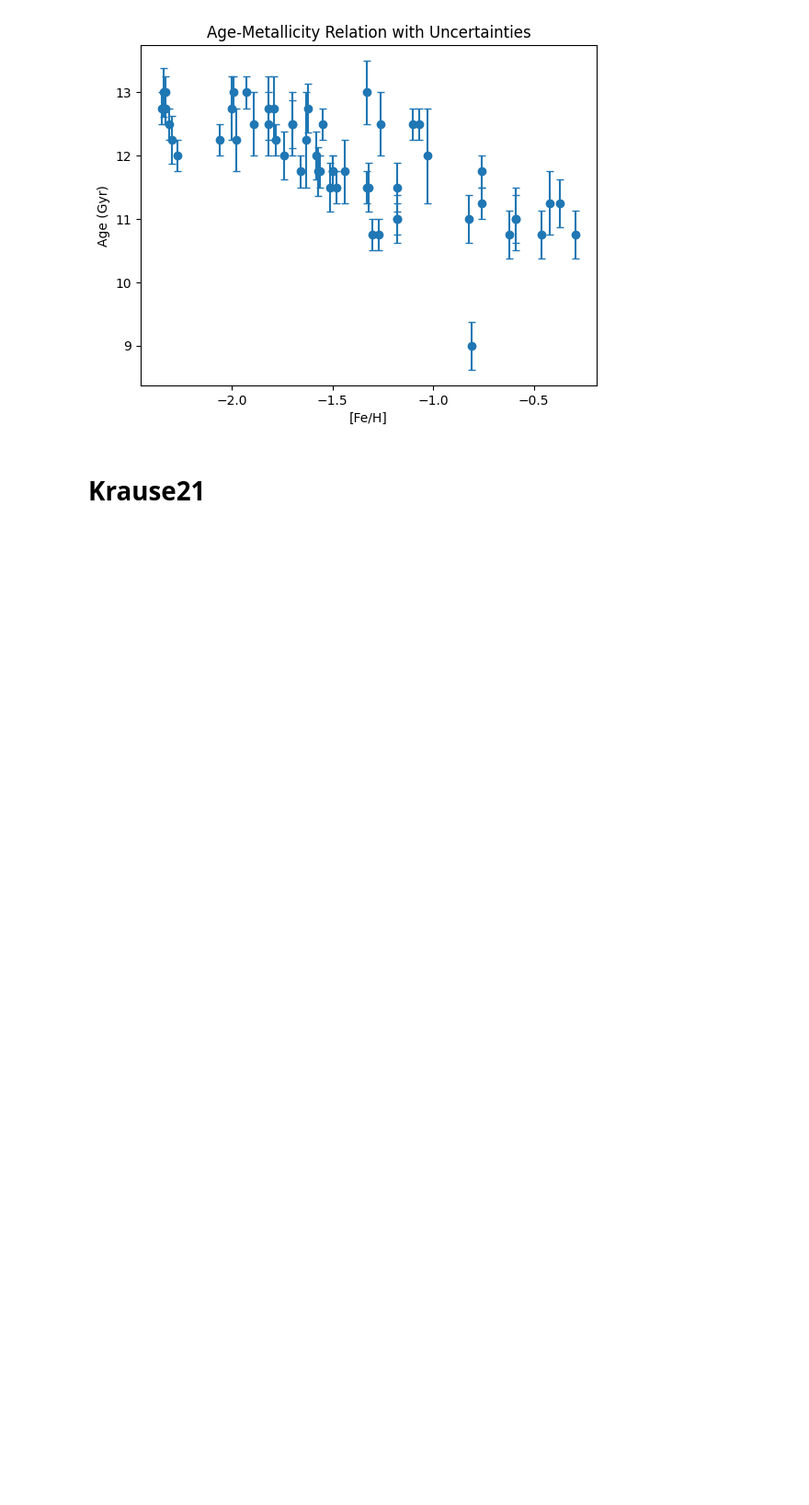
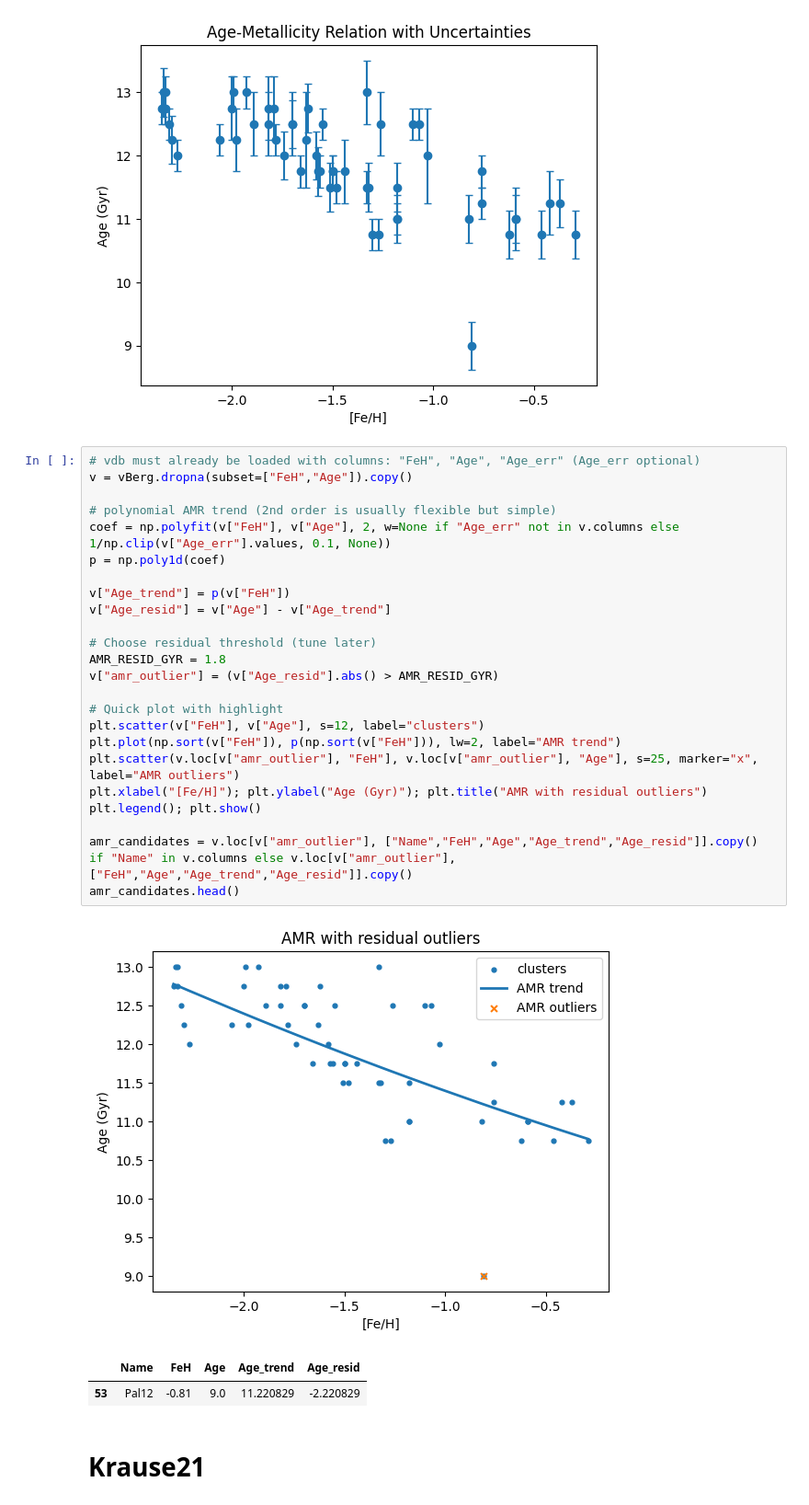
Before and after one commit to sleepdepr1ved/PHYS3116_Team, a Jupyter notebook: project.ipynb, the cells around one changed output. Shown: that part at 92% size. Saved outputs shown, nothing was run; the diff lists cells and outputs as text; blank space fills up the shorter version.

Commit message:
did some more graphs

```diff
--- a/project.ipynb
+++ b/project.ipynb
@@ -75,6 +75,34 @@ plt.show()
 # %% [output]
 [figure]
 [figure]
+# %%
+# vdb must already be loaded with columns: "FeH", "Age", "Age_err" (Age_err optional)
+v = vBerg.dropna(subset=["FeH","Age"]).copy()
+
+# polynomial AMR trend (2nd order is usually flexible but simple)
+coef = np.polyfit(v["FeH"], v["Age"], 2, w=None if "Age_err" not in v.columns else 1/np.clip(v["Age_err"].values, 0.1, None))
+p = np.poly1d(coef)
+
+v["Age_trend"] = p(v["FeH"])
+v["Age_resid"] = v["Age"] - v["Age_trend"]
+
+# Choose residual threshold (tune later)
+AMR_RESID_GYR = 1.8
+v["amr_outlier"] = (v["Age_resid"].abs() > AMR_RESID_GYR)
+
+# Quick plot with highlight
+plt.scatter(v["FeH"], v["Age"], s=12, label="clusters")
+plt.plot(np.sort(v["FeH"]), p(np.sort(v["FeH"])), lw=2, label="AMR trend")
+plt.scatter(v.loc[v["amr_outlier"], "FeH"], v.loc[v["amr_outlier"], "Age"], s=25, marker="x", label="AMR outliers")
+plt.xlabel("[Fe/H]"); plt.ylabel("Age (Gyr)"); plt.title("AMR with residual outliers")
+plt.legend(); plt.show()
+
+amr_candidates = v.loc[v["amr_outlier"], ["Name","FeH","Age","Age_trend","Age_resid"]].copy() if "Name" in v.columns else v.loc[v["amr_outlier"], ["FeH","Age","Age_trend","Age_resid"]].copy()
+amr_candidates.head()
+# %% [output]
+[figure, added]
+|  | Name | FeH | Age | Age_trend | Age_resid |
+| 53 | Pal12 | -0.81 | 9.0 | 11.220829 | -2.220829 |
 # %% [markdown]
 # Krause21
 # %%
```
Also changed, not shown: parts of 2 cells of this notebook.
